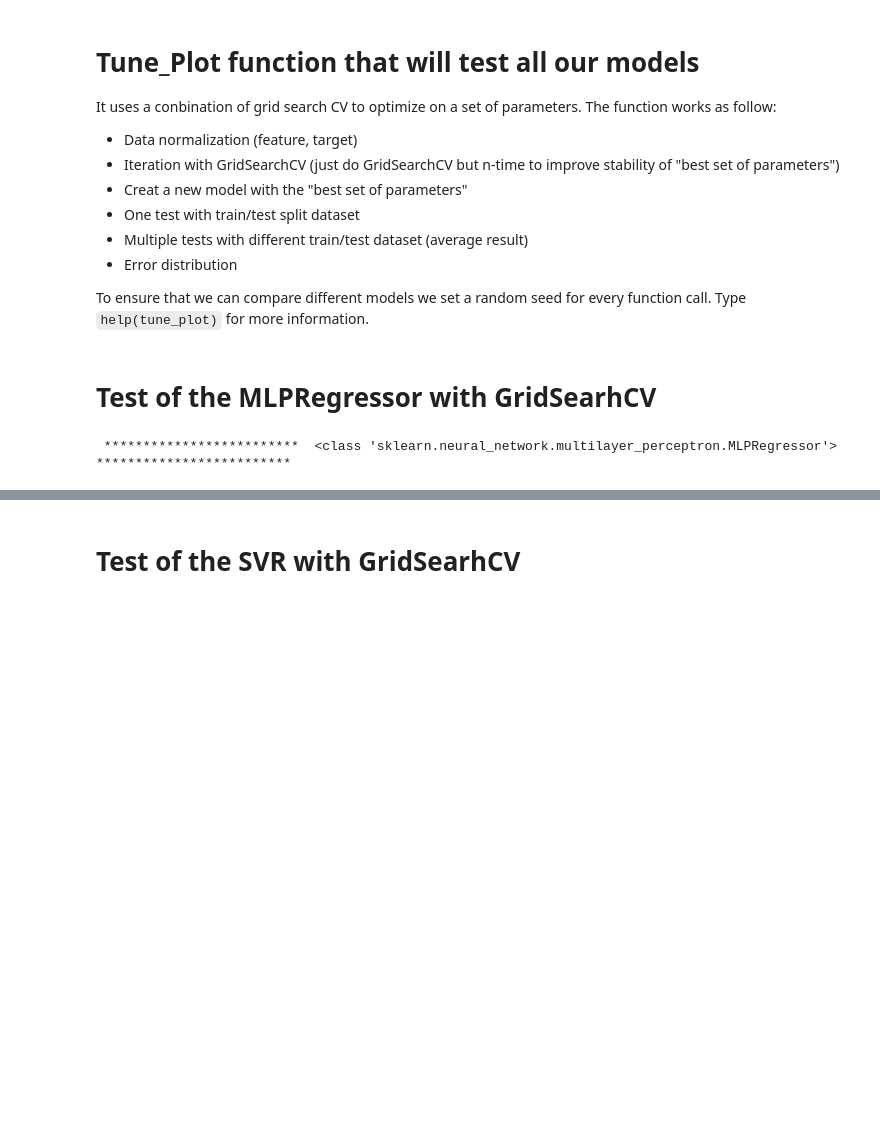
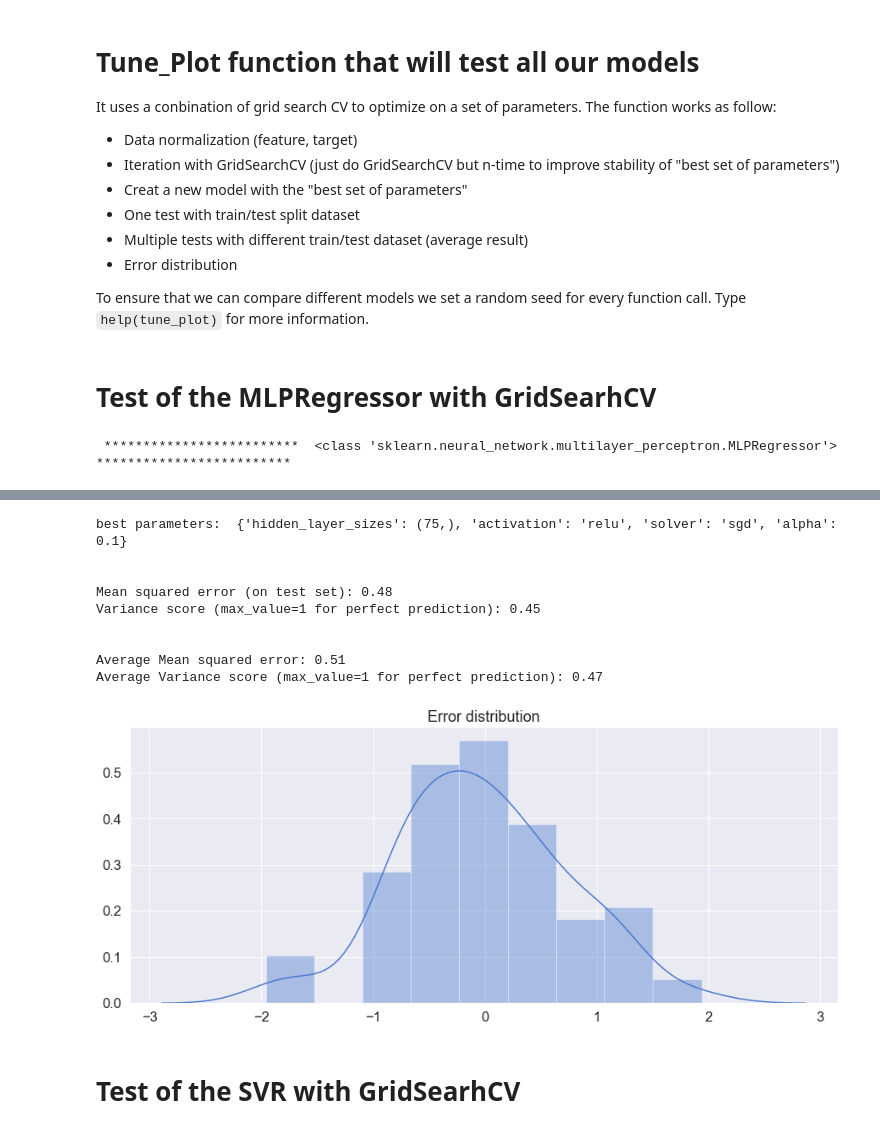
Before and after one commit to louis-lapassat/Apprentissage-artificiel, a Jupyter notebook: Diabete/Diabete Dufay Lapassat.ipynb, the cells around one changed output, grey strips where cells are left out. Cells and saved outputs as stored; diff of their text form; code cells hidden in the pictures; blank space fills up the shorter version.

```diff
--- a/Diabete/Diabete Dufay Lapassat.ipynb
+++ b/Diabete/Diabete Dufay Lapassat.ipynb
@@ -195,18 +237,28 @@ def tune_plot(model, param, X, y, normalize=1, iter_gridsearch=1, nb_cv=5, test_
 # Test of the MLPRegressor with GridSearhCV
 # %%
 param = {
-    'hidden_layer_sizes' : [(50,), (75,), (100,)], # (100,) is default
-    'activation' : ['relu', 'logistic', 'tanh', 'identity'], # 'relu' is default
-    'solver' : ['adam', 'sgd'], # 'adam' is default
-    'alpha' : [0.01, 0.1] # 0.0001 is default
+    'hidden_layer_sizes' : [(70,), (75,), (80)], # (100,) is default
+    'activation' : ['relu', 'tanh', 'identity'], # 'relu' is default
+    'solver' : ['sgd'], # 'adam' is default
+    'alpha' : [0.1] # 0.0001 is default
     }
 
 best_param_MLP = tune_plot(MLPRegressor, param,
                           df.drop(['target'], axis=1), df['target'], normalize=True,
                           iter_gridsearch=5, nb_cv=3, test_size=0.2, seed=141421)
 # %% [output]
  *************************  <class 'sklearn.neural_network.multilayer_perceptron.MLPRegressor'>  *************************
 [interactive output not drawn]
+best parameters:  {'hidden_layer_sizes': (75,), 'activation': 'relu', 'solver': 'sgd', 'alpha': 0.1}
+
+
+Mean squared error (on test set): 0.48
+Variance score (max_value=1 for perfect prediction): 0.45
+
+
+Average Mean squared error: 0.51
+Average Variance score (max_value=1 for perfect prediction): 0.47
+[figure, added]
 # %% [markdown]
 # Test of the SVR with GridSearhCV
 # %%
```
Also changed, not shown: parts of 19 cells of this notebook, 1 other file.
